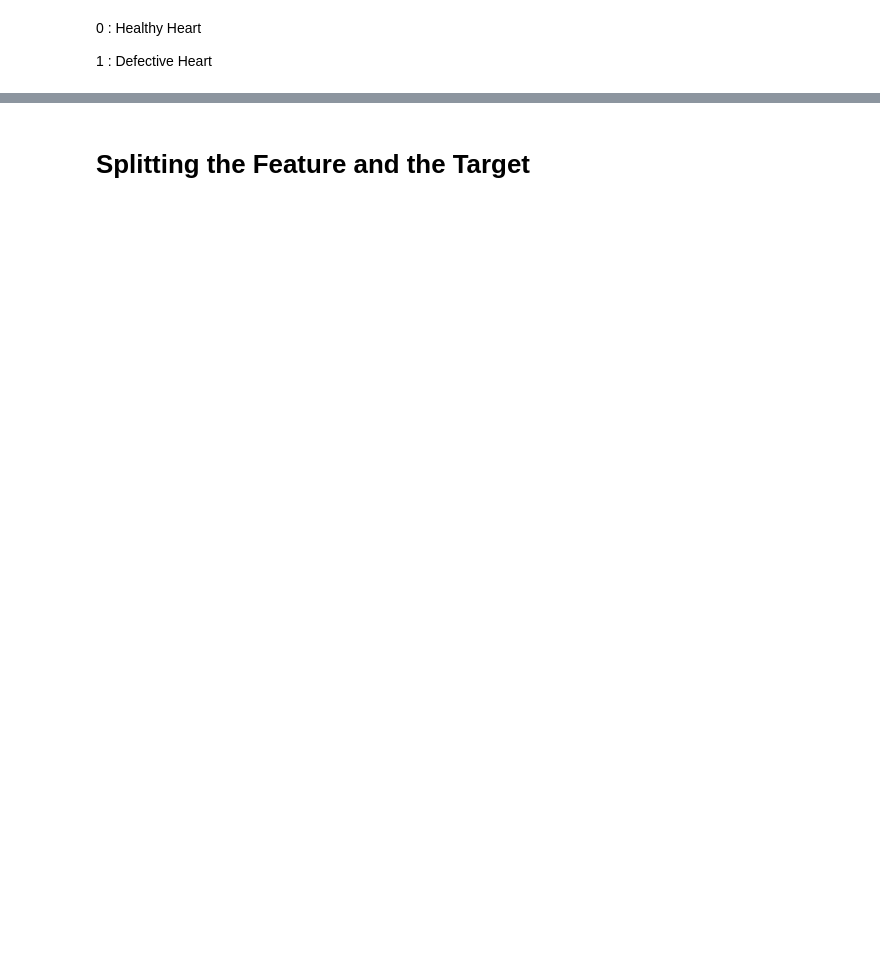
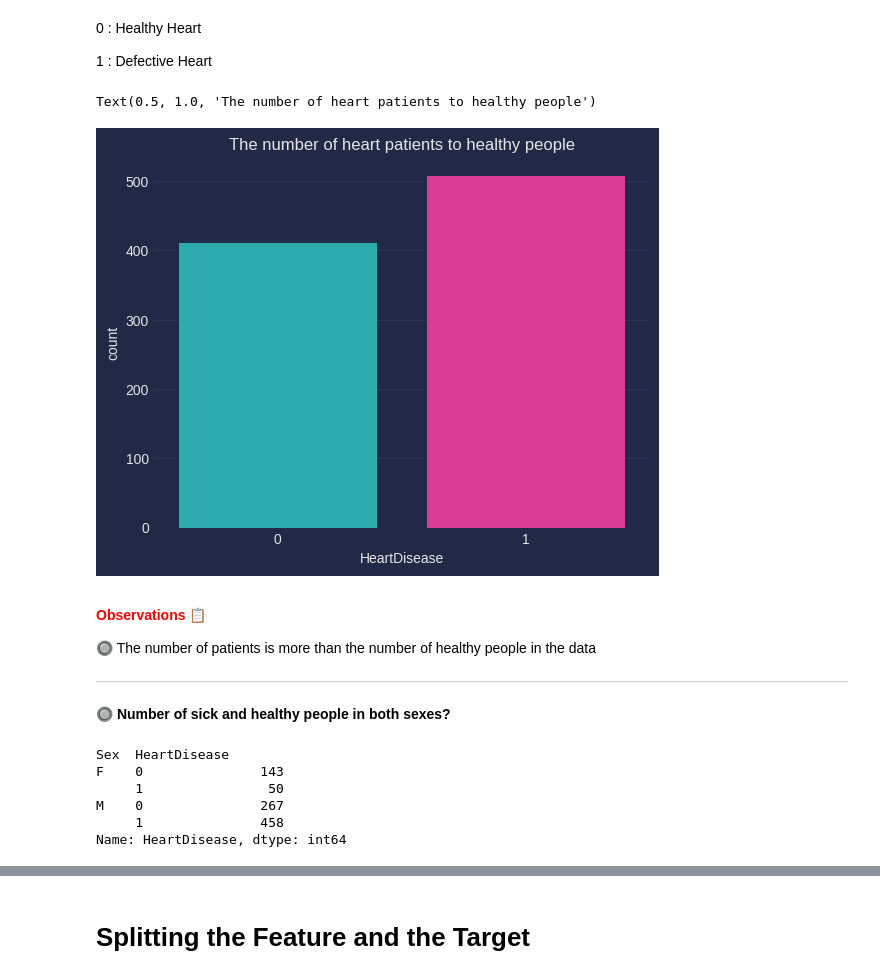
Before and after one commit to Zenith1618/Heart-Disease-Prediction, a Jupyter notebook: Heart_Disease_Prediction.ipynb, the cells around one changed output, grey strips where cells are left out. Drawn from its saved outputs; the diff is of its cells as text; code cells hidden in the pictures; blank space fills up the shorter version.

```diff
--- a/Heart_Disease_Prediction.ipynb
+++ b/Heart_Disease_Prediction.ipynb
@@ -104,3 +172,26 @@ Name: target, dtype: int64
 0 : Healthy Heart
 
 1 : Defective Heart
+# %%
+sns.countplot(data=heart_data, x='HeartDisease')
+plt.title('The number of heart patients to healthy people')
+# %% [output]
+Text(0.5, 1.0, 'The number of heart patients to healthy people')
+[figure, added]
+# %% [markdown]
+**<p style="color:red">Observations 📋</p>**
+
+🔘 The number of patients is more than the number of healthy people in the data
+
+--------------------------------------------------------------------------------
+# %% [markdown]
+🔘 **Number of sick and healthy people in both sexes?**
+# %%
+heart_data.groupby(['Sex', 'HeartDisease'])['HeartDisease'].count()
+# %% [output]
+Sex  HeartDisease
+F    0               143
+     1                50
+M    0               267
+     1               458
+Name: HeartDisease, dtype: int64
```
Also changed, not shown: parts of 31 cells of this notebook.
